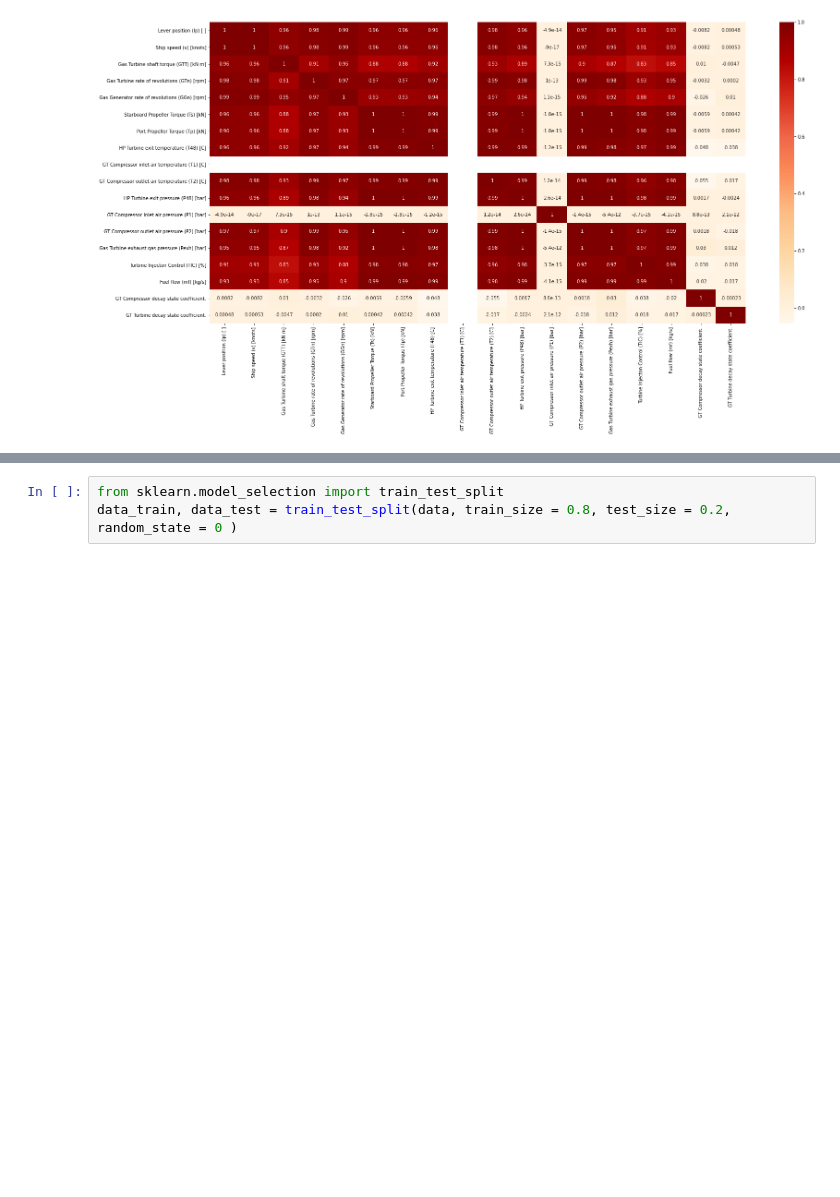
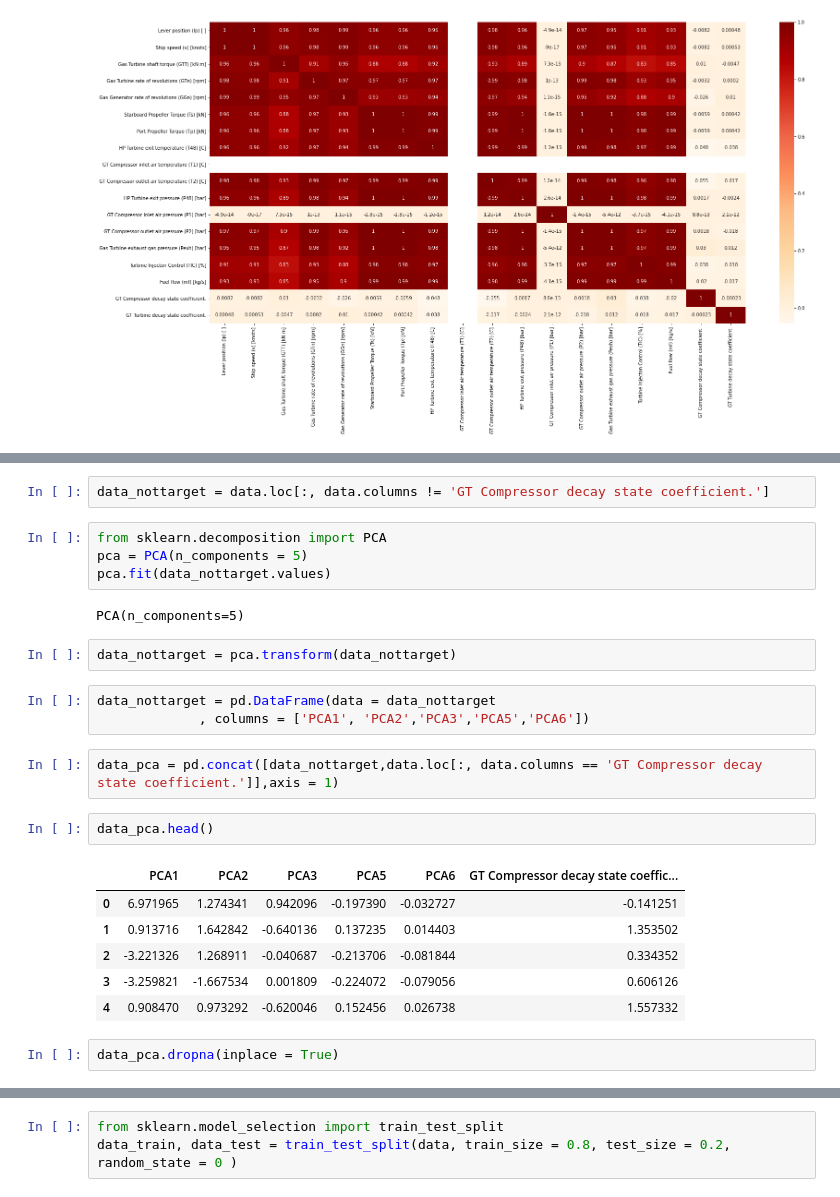
Before and after one commit to RobinDuhan/Assignments, a Jupyter notebook: Assignment 2.ipynb, the cells around one changed output, grey strips where cells are left out. Cells and saved outputs as stored; diff of their text form; blank space fills up the shorter version.

```diff
--- a/Assignment 2.ipynb
+++ b/Assignment 2.ipynb
@@ -179,0 +200,26 @@ plt.show()
+# %%
+data_nottarget = data.loc[:, data.columns != 'GT Compressor decay state coefficient.']
+# %%
+from sklearn.decomposition import PCA
+pca = PCA(n_components = 5)
+pca.fit(data_nottarget.values)
+# %% [output]
+PCA(n_components=5)
+# %%
+data_nottarget = pca.transform(data_nottarget)
+# %%
+data_nottarget = pd.DataFrame(data = data_nottarget
+             , columns = ['PCA1', 'PCA2','PCA3','PCA5','PCA6'])
+# %%
+data_pca = pd.concat([data_nottarget,data.loc[:, data.columns == 'GT Compressor decay state coefficient.']],axis = 1)
+# %%
+data_pca.head()
+# %% [output]
+|  | PCA1 | PCA2 | PCA3 | PCA5 | PCA6 | GT Compressor decay state coeffic... |
+| 0 | 6.971965 | 1.274341 | 0.942096 | -0.197390 | -0.032727 | -0.141251 |
+| 1 | 0.913716 | 1.642842 | -0.640136 | 0.137235 | 0.014403 | 1.353502 |
+| 2 | -3.221326 | 1.268911 | -0.040687 | -0.213706 | -0.081844 | 0.334352 |
+| 3 | -3.259821 | -1.667534 | 0.001809 | -0.224072 | -0.079056 | 0.606126 |
+| 4 | 0.908470 | 0.973292 | -0.620046 | 0.152456 | 0.026738 | 1.557332 |
+# %%
+data_pca.dropna(inplace = True)
```
Also changed, not shown: parts of 37 cells of this notebook.
